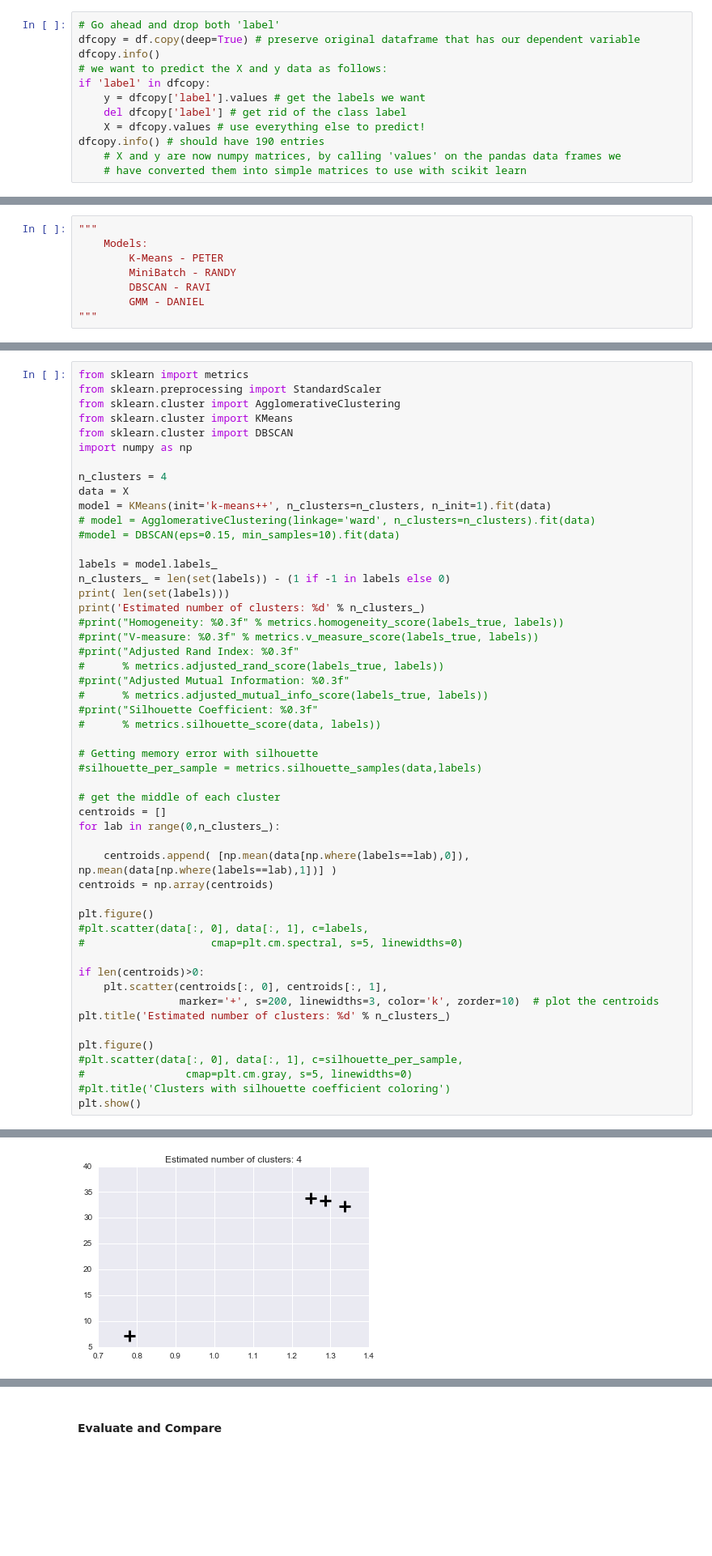
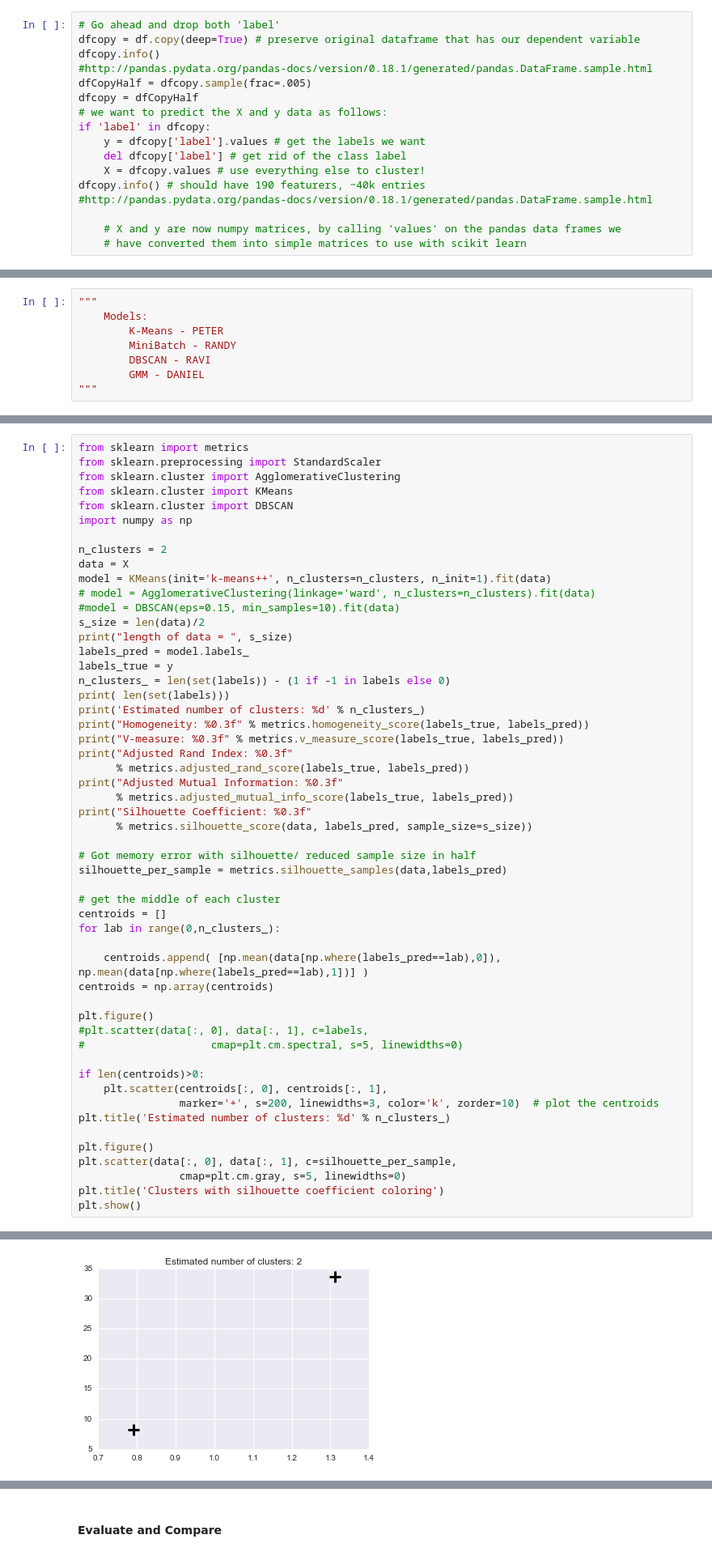
Before and after one commit to Dangerbotz/network_intrusion_detection_system, a Jupyter notebook: BalzerSrinivasThungVanceLab3_peter.ipynb, the cells around one changed output, grey strips where cells are left out. Shown at 81% size. Drawn from its saved outputs; the diff is of its cells as text; blank space fills up the shorter version.

```diff
--- a/BalzerSrinivasThungVanceLab3_peter.ipynb
+++ b/BalzerSrinivasThungVanceLab3_peter.ipynb
@@ -140,12 +146,17 @@ memory usage: 120.6 MB
 # Go ahead and drop both 'label'
 dfcopy = df.copy(deep=True) # preserve original dataframe that has our dependent variable
 dfcopy.info()
+#http://pandas.pydata.org/pandas-docs/version/0.18.1/generated/pandas.DataFrame.sample.html
+dfCopyHalf = dfcopy.sample(frac=.005)
+dfcopy = dfCopyHalf
 # we want to predict the X and y data as follows:
 if 'label' in dfcopy:
     y = dfcopy['label'].values # get the labels we want
     del dfcopy['label'] # get rid of the class label
-    X = dfcopy.values # use everything else to predict!
-dfcopy.info() # should have 190 entries
+    X = dfcopy.values # use everything else to cluster!
+dfcopy.info() # should have 190 featurers, ~40k entries
+#http://pandas.pydata.org/pandas-docs/version/0.18.1/generated/pandas.DataFrame.sample.html
+
     # X and y are now numpy matrices, by calling 'values' on the pandas data frames we
     # have converted them into simple matrices to use with scikit learn
 # %% [output]
@@ -192,33 +243,35 @@ from sklearn.cluster import KMeans
 from sklearn.cluster import DBSCAN
 import numpy as np
 
-n_clusters = 4
+n_clusters = 2
 data = X
 model = KMeans(init='k-means++', n_clusters=n_clusters, n_init=1).fit(data)
 # model = AgglomerativeClustering(linkage='ward', n_clusters=n_clusters).fit(data)
 #model = DBSCAN(eps=0.15, min_samples=10).fit(data)
-
-labels = model.labels_
+s_size = len(data)/2
+print("length of data = ", s_size)
+labels_pred = model.labels_
+labels_true = y
 n_clusters_ = len(set(labels)) - (1 if -1 in labels else 0)
 print( len(set(labels)))
 print('Estimated number of clusters: %d' % n_clusters_)
-#print("Homogeneity: %0.3f" % metrics.homogeneity_score(labels_true, labels))
-#print("V-measure: %0.3f" % metrics.v_measure_score(labels_true, labels))
-#print("Adjusted Rand Index: %0.3f"
-#      % metrics.adjusted_rand_score(labels_true, labels))
-#print("Adjusted Mutual Information: %0.3f"
-#      % metrics.adjusted_mutual_info_score(labels_true, labels))
-#print("Silhouette Coefficient: %0.3f"
-#      % metrics.silhouette_score(data, labels))
+print("Homogeneity: %0.3f" % metrics.homogeneity_score(labels_true, labels_pred))
+print("V-measure: %0.3f" % metrics.v_measure_score(labels_true, labels_pred))
+print("Adjusted Rand Index: %0.3f"
+      % metrics.adjusted_rand_score(labels_true, labels_pred))
+print("Adjusted Mutual Information: %0.3f"
+      % metrics.adjusted_mutual_info_score(labels_true, labels_pred))
+print("Silhouette Coefficient: %0.3f"
+      % metrics.silhouette_score(data, labels_pred, sample_size=s_size))
 
-# Getting memory error with silhouette
-#silhouette_per_sample = metrics.silhouette_samples(data,labels)
+# Got memory error with silhouette/ reduced sample size in half
+silhouette_per_sample = metrics.silhouette_samples(data,labels_pred)
 
 # get the middle of each cluster
 centroids = []
 for lab in range(0,n_clusters_):
 
-    centroids.append( [np.mean(data[np.where(labels==lab),0]), np.mean(data[np.where(labels==lab),1])] )
+    centroids.append( [np.mean(data[np.where(labels_pred==lab),0]), np.mean(data[np.where(labels_pred==lab),1])] )
 centroids = np.array(centroids)
 
 plt.figure()
@@ -231,8 +284,8 @@ if len(centroids)>0:
 plt.title('Estimated number of clusters: %d' % n_clusters_)
 
 plt.figure()
-#plt.scatter(data[:, 0], data[:, 1], c=silhouette_per_sample,
-#                cmap=plt.cm.gray, s=5, linewidths=0)
-#plt.title('Clusters with silhouette coefficient coloring')
+plt.scatter(data[:, 0], data[:, 1], c=silhouette_per_sample,
+                cmap=plt.cm.gray, s=5, linewidths=0)
+plt.title('Clusters with silhouette coefficient coloring')
 plt.show()
 # %% [output]
@@ -241 +300 @@ Estimated number of clusters: 4
-[figure, old version]
+[figure, new version]
```
Also changed, not shown: parts of 11 cells of this notebook.
